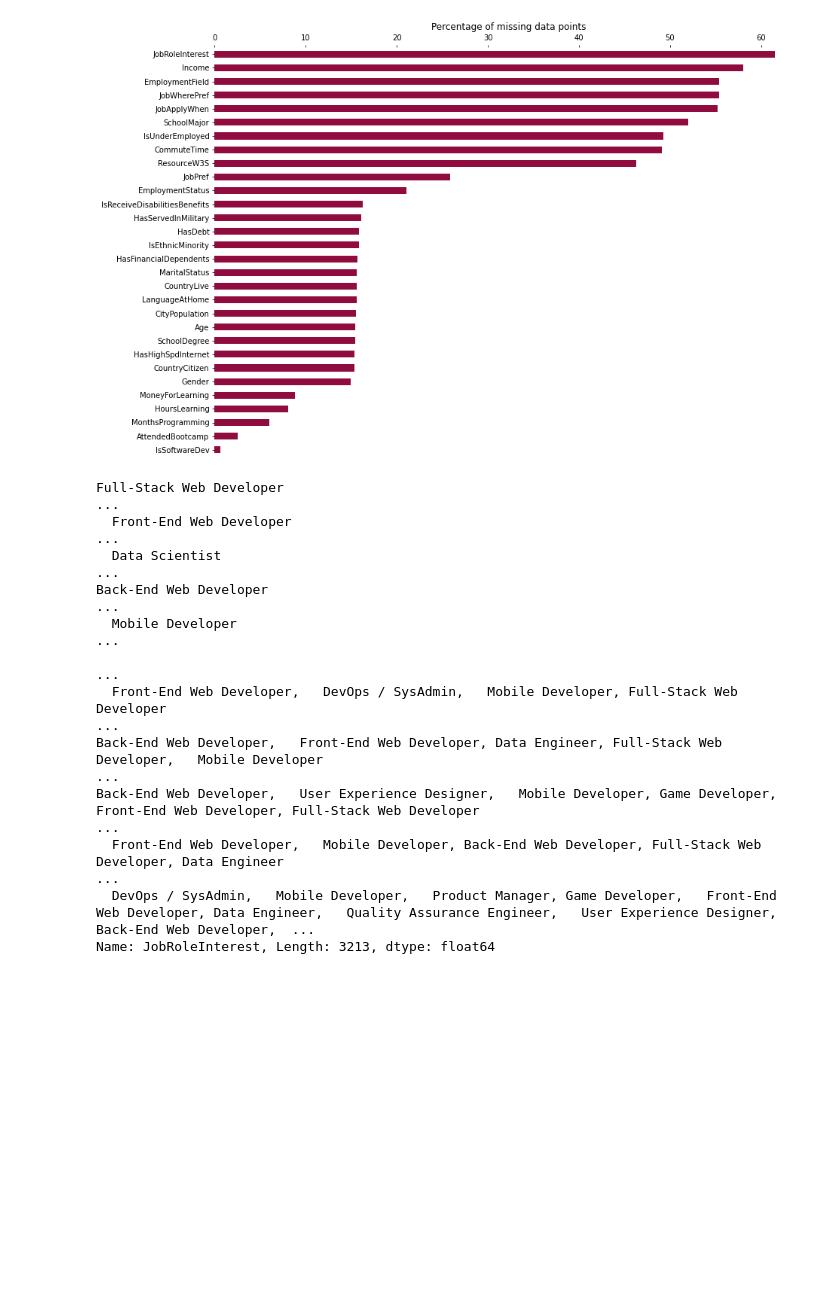
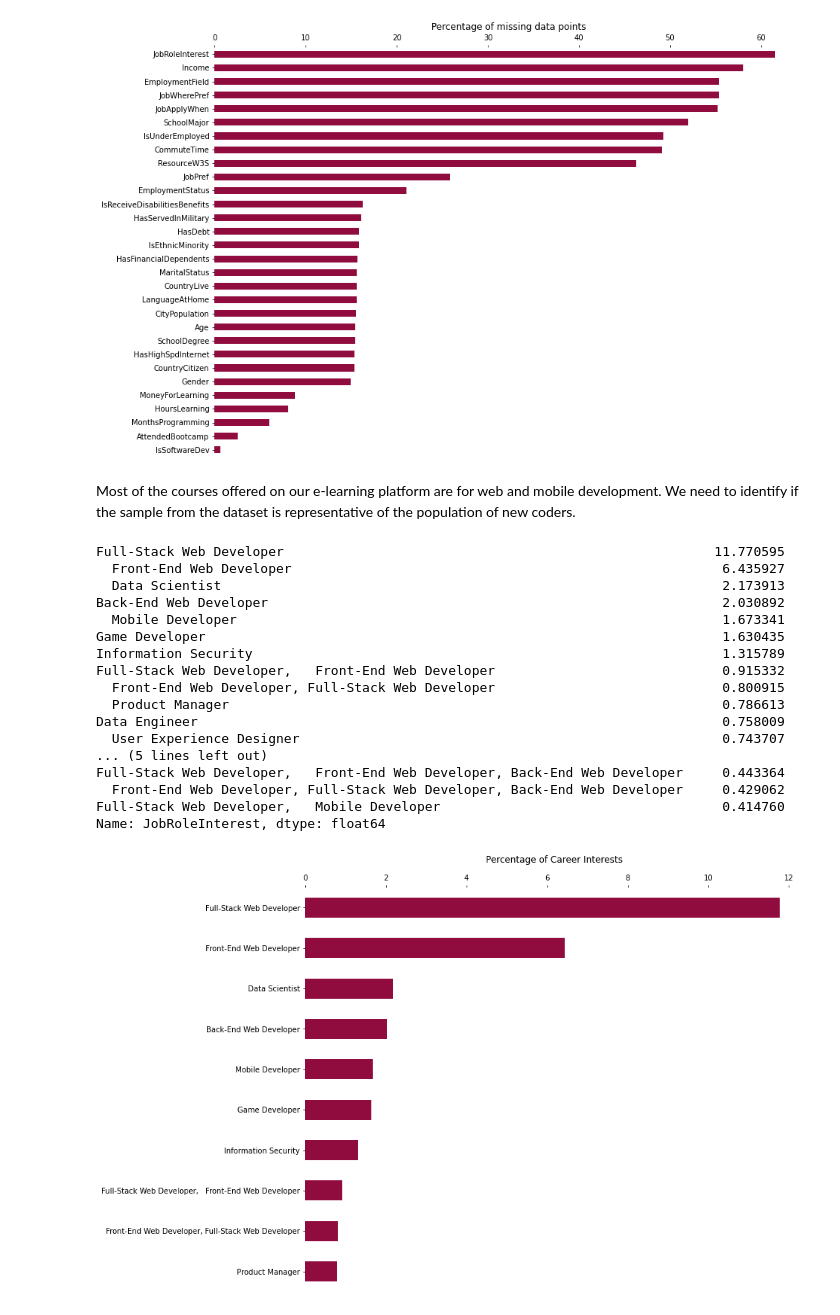
Before and after one commit to paul-trood/Portfolio-Best_Markets_for_Advertising, a Jupyter notebook: coding_survey.ipynb, the cells around one changed output. Saved outputs shown, nothing was run; the diff lists cells and outputs as text; code cells hidden in the pictures; blank space fills up the shorter version.

```diff
--- a/coding_survey.ipynb
+++ b/coding_survey.ipynb
@@ -186,18 +210,36 @@ ax.xaxis.tick_top()
 plt.show()
 # %% [output]
 [figure]
+# %% [markdown]
+Most of the courses offered on our e-learning platform are for web and mobile development. We need to identify if the sample from the dataset is representative of the population of new coders.
 # %%
-csv["JobRoleInterest"].value_counts(normalize=True) * 100
+interests = csv["JobRoleInterest"].value_counts(normalize=True) * 100
+interests.head(20)
 # %% [output]
-Full-Stack Web Developer                                                                                                                                                                                 ...
-  Front-End Web Developer                                                                                                                                                                                ...
-  Data Scientist                                                                                                                                                                                         ...
-Back-End Web Developer                                                                                                                                                                                   ...
-  Mobile Developer                                                                                                                                                                                       ...
-                                                                                                                                                                                                         ...
-  Front-End Web Developer,   DevOps / SysAdmin,   Mobile Developer, Full-Stack Web Developer                                                                                                             ...
-Back-End Web Developer,   Front-End Web Developer, Data Engineer, Full-Stack Web Developer,   Mobile Developer                                                                                           ...
-Back-End Web Developer,   User Experience Designer,   Mobile Developer, Game Developer,   Front-End Web Developer, Full-Stack Web Developer                                                              ...
-  Front-End Web Developer,   Mobile Developer, Back-End Web Developer, Full-Stack Web Developer, Data Engineer                                                                                           ...
-  DevOps / SysAdmin,   Mobile Developer,   Product Manager, Game Developer,   Front-End Web Developer, Data Engineer,   Quality Assurance Engineer,   User Experience Designer, Back-End Web Developer,  ...
-Name: JobRoleInterest, Length: 3213, dtype: float64
+Full-Stack Web Developer                                                       11.770595
+  Front-End Web Developer                                                       6.435927
+  Data Scientist                                                                2.173913
+Back-End Web Developer                                                          2.030892
+  Mobile Developer                                                              1.673341
+Game Developer                                                                  1.630435
+Information Security                                                            1.315789
+Full-Stack Web Developer,   Front-End Web Developer                             0.915332
+  Front-End Web Developer, Full-Stack Web Developer                             0.800915
+  Product Manager                                                               0.786613
+Data Engineer                                                                   0.758009
+  User Experience Designer                                                      0.743707
+... (5 lines left out)
+Full-Stack Web Developer,   Front-End Web Developer, Back-End Web Developer     0.443364
+  Front-End Web Developer, Full-Stack Web Developer, Back-End Web Developer     0.429062
+Full-Stack Web Developer,   Mobile Developer                                    0.414760
+Name: JobRoleInterest, dtype: float64
+# %%
+fig, ax = plt.subplots(figsize = (12, 10))
+interests.head(10).plot(kind = "barh", color = "#900C3F")
+plt.title("Percentage of Career Interests", y = 1.05)
+plt.gca().spines[["right", "left", "top", "bottom"]].set_visible(False)
+plt.gca().invert_yaxis()
+ax.xaxis.tick_top()
+plt.show()
+# %% [output]
+[figure, added]
```
Also changed, not shown: parts of 23 cells of this notebook.
